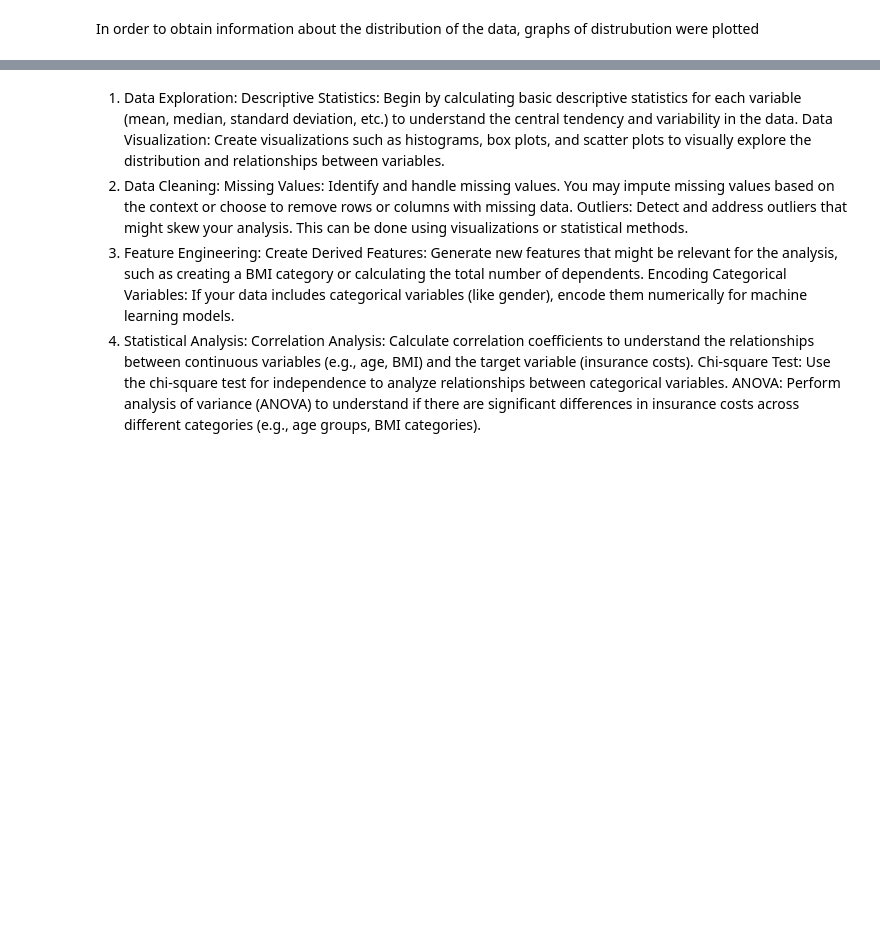
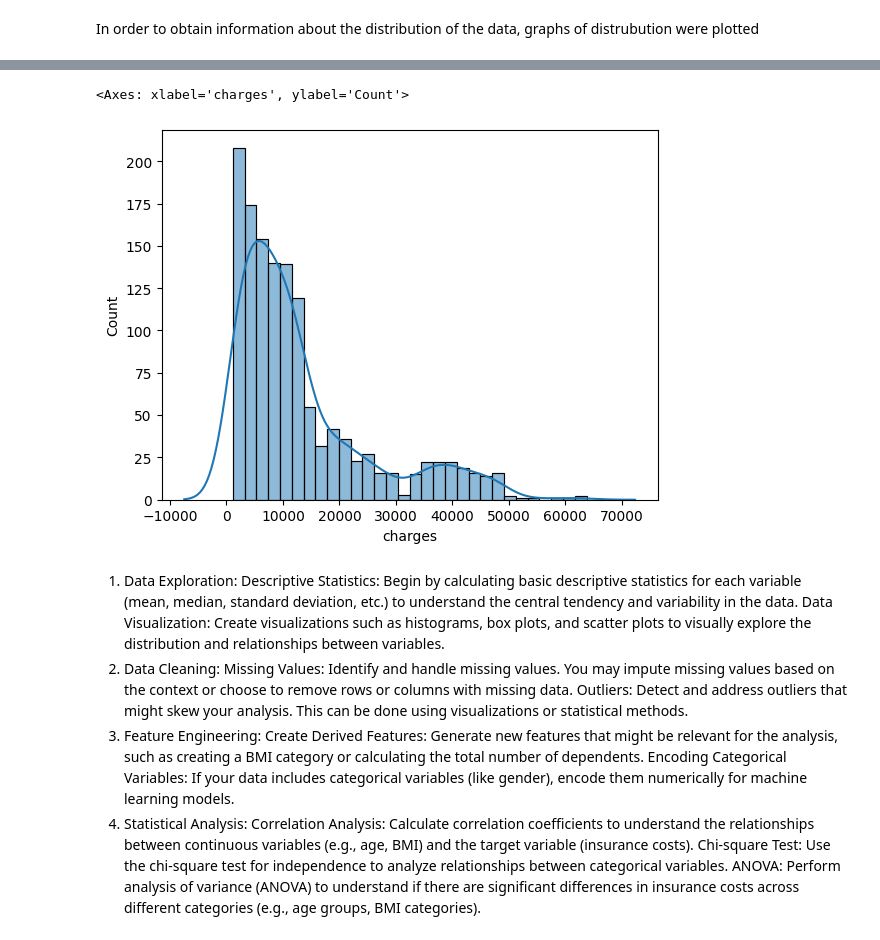
Before and after one commit to grzegorz-gomza/Portfolio_Projects, a Jupyter notebook: Medical Insurance/us-medical-insurance-costs.ipynb, the cells around one changed output, grey strips where cells are left out. Cells and saved outputs as stored; diff of their text form; code cells hidden in the pictures; blank space fills up the shorter version.

```diff
--- a/Medical Insurance/us-medical-insurance-costs.ipynb
+++ b/Medical Insurance/us-medical-insurance-costs.ipynb
@@ -99,3 +115,8 @@ In order to obtain information about the distribution of the data, graphs of dis
+# %%
+sns.histplot(db['charges'], kde=True, kde_kws=dict(cut=3))
+# %% [output]
+<Axes: xlabel='charges', ylabel='Count'>
+[figure, added]
 # %% [markdown]
 1. Data Exploration:
 Descriptive Statistics:
```
Also changed, not shown: parts of 4 cells of this notebook.
